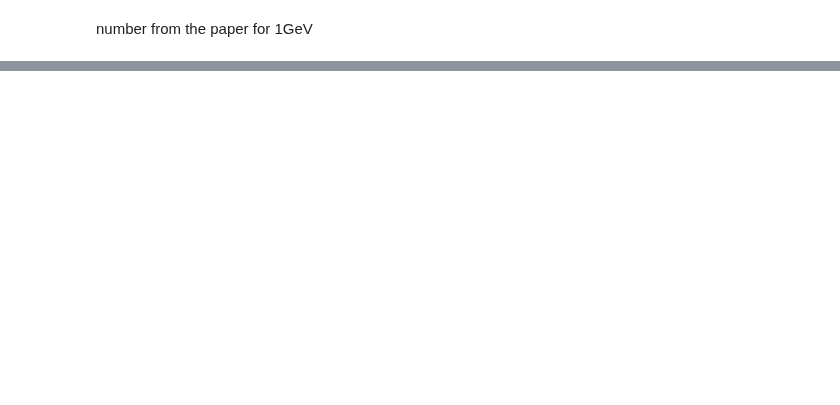
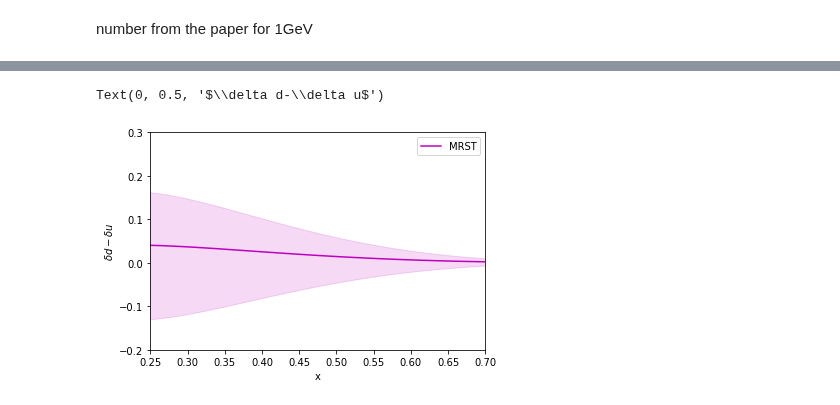
Before and after one commit to Mengzhendada/csv_notebook, a Jupyter notebook: CSV_Lattice.ipynb, the cells around one changed output, grey strips where cells are left out. Cells and saved outputs as stored; diff of their text form; code cells hidden in the pictures; blank space fills up the shorter version.

```diff
--- a/CSV_Lattice.ipynb
+++ b/CSV_Lattice.ipynb
@@ -252,0 +252,20 @@ plt.savefig('CSV_MRST_Lattice.pdf')
+# %%
+y_delta_uv = delta_udv(-0.2)
+y_delta_dv = delta_udv(0.2)
+plt.plot(x_axis,y_delta_dv-y_delta_uv,color = 'm',label = 'MRST')
+y_delta_uv_up = delta_udv(0.8)
+y_delta_uv_low = delta_udv(-0.8)
+y_delta_dv_up = delta_udv(-0.65)
+y_delta_dv_low = delta_udv(0.65)
+#plt.plot(x_axis,y_delta_dv-y_delta_uv,label = 'xCSV')
+#plt.plot(x_axis,y_delta_uv_up-y_delta_uv_low,'-.')
+#plt.plot(x_axis,y_delta_dv_up-y_delta_dv_low,'--')
+plt.fill_between(x_axis,y_delta_uv_up-y_delta_uv_low,y_delta_dv_up-y_delta_dv_low,color = 'm',alpha = 0.15)
+plt.legend()
+plt.xlim(0.25,0.7)
+plt.ylim(-0.2,0.3)
+plt.xlabel('x')
+plt.ylabel(r'$\delta d-\delta u$')
+# %% [output]
+Text(0, 0.5, '$\\delta d-\\delta u$')
+[figure, added]
```
Also changed, not shown: parts of 5 cells of this notebook, 2 other files.
